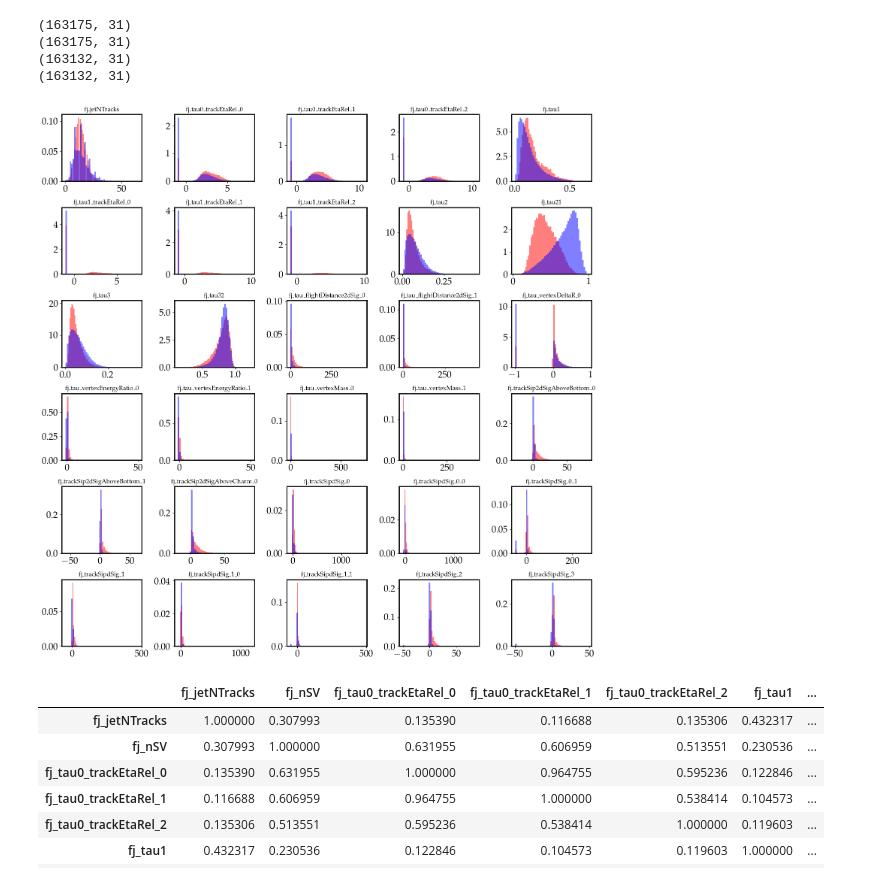
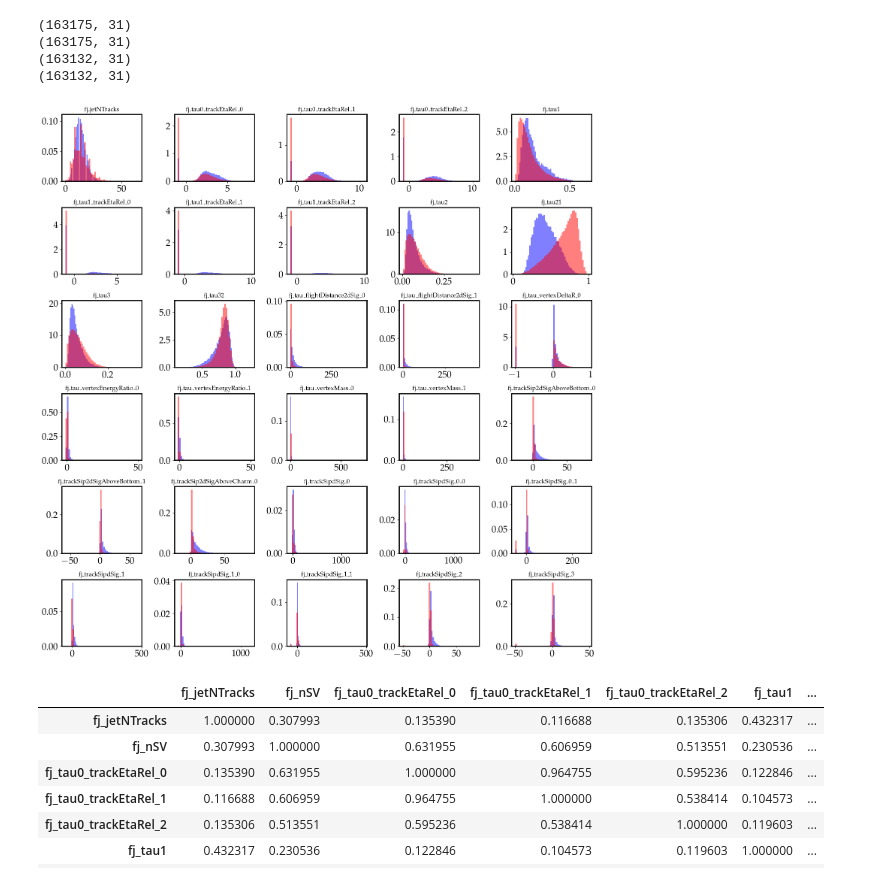
Before and after one commit to ikrommyd/PHYS549, a Jupyter notebook: explore.ipynb, the cells around one changed output. Cells and saved outputs as stored; diff of their text form; code cells hidden in the pictures.

Commit message:
KS plot

```diff
--- a/explore.ipynb
+++ b/explore.ipynb
@@ -122,15 +122,15 @@ print(bkg_test_out.shape)
 # %%
 fig, axes = plt.subplots(6,5, figsize=(15,15))
 
 for ax, label in zip(axes.ravel(), df.columns.drop('fj_nSV')):
-    ax.hist(sig_train_out[label],density=True,color='r',alpha=0.5,bins=50)
-    ax.hist(bkg_train_out[label],density=True,color='b',alpha=0.5,bins=50)
+    ax.hist(sig_train_out[label],density=True,color='b',alpha=0.5,bins=50)
+    ax.hist(bkg_train_out[label],density=True,color='r',alpha=0.5,bins=50)
     ax.set_title(label)
 
 plt.tight_layout()
 plt.show()
 # %% [output]
-[figure, old version]
+[figure, new version]
 # %%
 df.corr()
 # %% [output]
```
Also changed, not shown: parts of 5 cells of this notebook.
